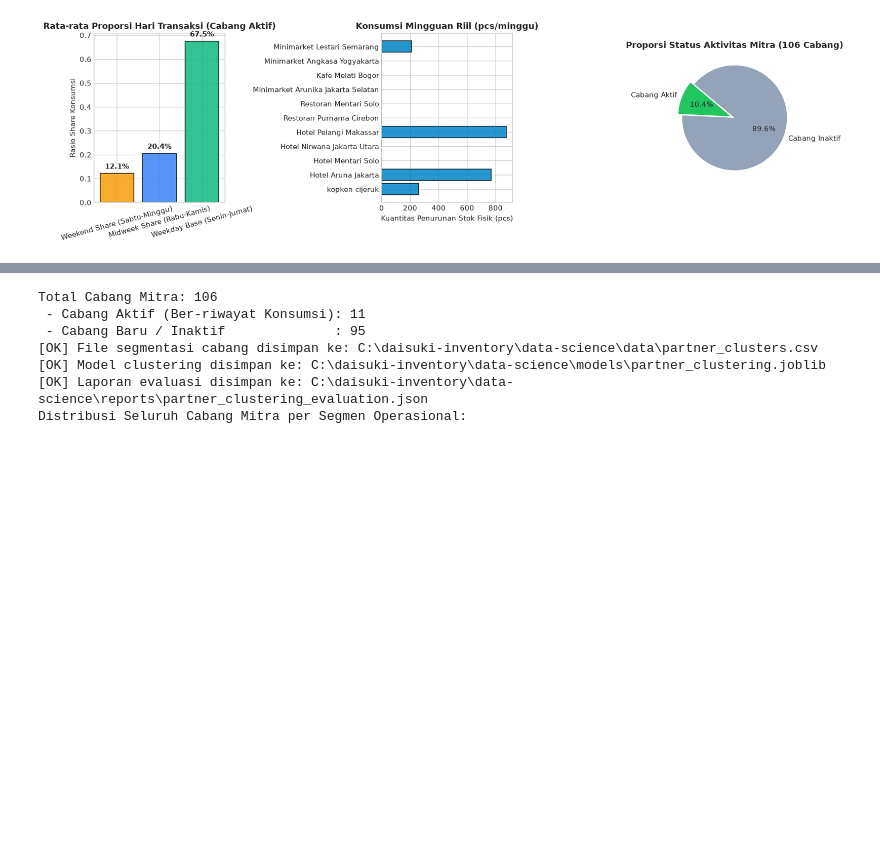
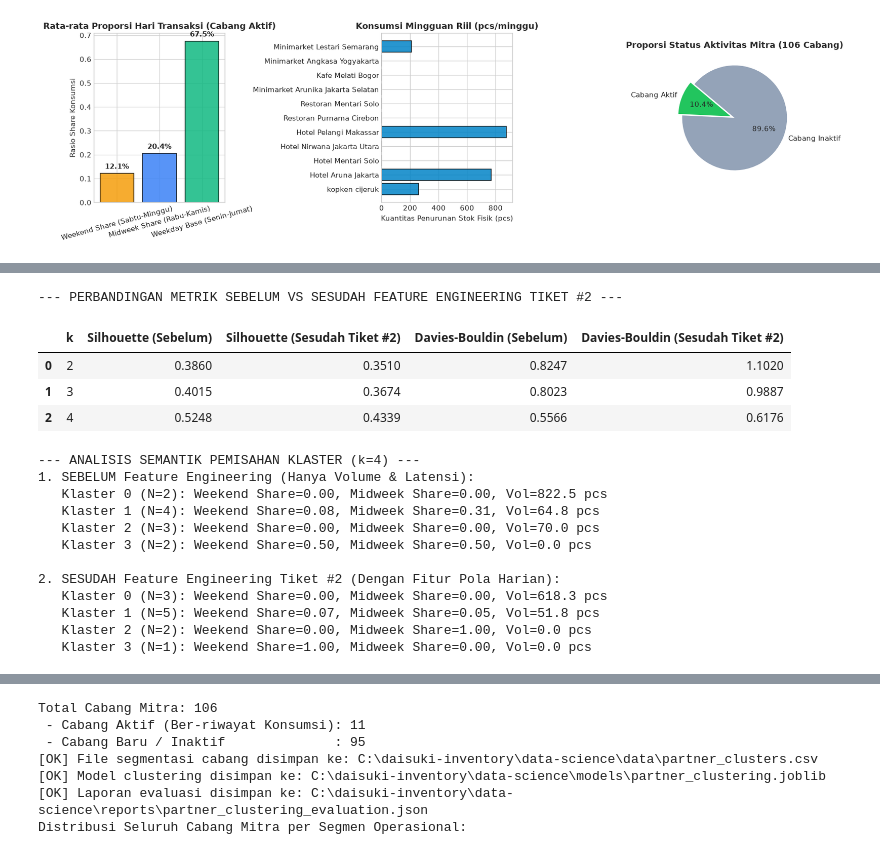
Before and after one commit to HudzaifahArrantisi/Dicoding-Project, a Jupyter notebook: data-science/notebooks/03_partner_clustering.ipynb, the cells around one changed output, grey strips where cells are left out. Drawn from its saved outputs; the diff is of its cells as text; code cells hidden in the pictures; blank space fills up the shorter version.

```diff
--- a/data-science/notebooks/03_partner_clustering.ipynb
+++ b/data-science/notebooks/03_partner_clustering.ipynb
@@ -174,0 +270,55 @@ Ringkasan Evaluasi K-Means (Cabang Aktif):
+# %%
+fe_impact = evaluate_feature_engineering_impact(active_df)
+
+print("--- PERBANDINGAN METRIK SEBELUM VS SESUDAH FEATURE ENGINEERING TIKET #2 ---")
+comparison_rows = []
+for entry in fe_impact["metric_comparison"]:
+    comparison_rows.append({
+        "k": entry["k"],
+        "Silhouette (Sebelum)": entry["before_feature_engineering"]["silhouette_score"],
+        "Silhouette (Sesudah Tiket #2)": entry["after_feature_engineering"]["silhouette_score"],
+        "Davies-Bouldin (Sebelum)": entry["before_feature_engineering"]["davies_bouldin_score"],
+        "Davies-Bouldin (Sesudah Tiket #2)": entry["after_feature_engineering"]["davies_bouldin_score"],
+    })
+
+fe_df = pd.DataFrame(comparison_rows)
+display(fe_df)
+
+# Analisis Semantik Pembentukan Klaster Sebelum vs Sesudah
+features_base = ["partner_stock_utilization_ratio", "partner_total_weekly_consumption", "partner_hours_since_last_report"]
+X_base = StandardScaler().fit_transform(active_df[features_base].values.astype(float))
+km_base = KMeans(n_clusters=4, random_state=42, n_init=20).fit(X_base)
+km_after = KMeans(n_clusters=4, random_state=42, n_init=20).fit(X_active_scaled)
+
+active_check = active_df.copy()
+active_check["cluster_base"] = km_base.labels_
+active_check["cluster_after"] = km_after.labels_
+
+print("\n--- ANALISIS SEMANTIK PEMISAHAN KLASTER (k=4) ---")
+print("1. SEBELUM Feature Engineering (Hanya Volume & Latensi):")
+for c in range(4):
+    sub = active_check[active_check["cluster_base"] == c]
+    print(f"   Klaster {c} (N={len(sub)}): Weekend Share={sub.partner_weekend_share.mean():.2f}, Midweek Share={sub.partner_midweek_share.mean():.2f}, Vol={sub.partner_total_weekly_consumption.mean():.1f} pcs")
+
+print("\n2. SESUDAH Feature Engineering Tiket #2 (Dengan Fitur Pola Harian):")
+for c in range(4):
+    sub = active_check[active_check["cluster_after"] == c]
+    print(f"   Klaster {c} (N={len(sub)}): Weekend Share={sub.partner_weekend_share.mean():.2f}, Midweek Share={sub.partner_midweek_share.mean():.2f}, Vol={sub.partner_total_weekly_consumption.mean():.1f} pcs")
+# %% [output]
+--- PERBANDINGAN METRIK SEBELUM VS SESUDAH FEATURE ENGINEERING TIKET #2 ---
+|  | k | Silhouette (Sebelum) | Silhouette (Sesudah Tiket #2) | Davies-Bouldin (Sebelum) | Davies-Bouldin (Sesudah Tiket #2) |
+| 0 | 2 | 0.3860 | 0.3510 | 0.8247 | 1.1020 |
+| 1 | 3 | 0.4015 | 0.3674 | 0.8023 | 0.9887 |
+| 2 | 4 | 0.5248 | 0.4339 | 0.5566 | 0.6176 |
+--- ANALISIS SEMANTIK PEMISAHAN KLASTER (k=4) ---
+1. SEBELUM Feature Engineering (Hanya Volume & Latensi):
+   Klaster 0 (N=2): Weekend Share=0.00, Midweek Share=0.00, Vol=822.5 pcs
+   Klaster 1 (N=4): Weekend Share=0.08, Midweek Share=0.31, Vol=64.8 pcs
+   Klaster 2 (N=3): Weekend Share=0.00, Midweek Share=0.00, Vol=70.0 pcs
+   Klaster 3 (N=2): Weekend Share=0.50, Midweek Share=0.50, Vol=0.0 pcs
+
+2. SESUDAH Feature Engineering Tiket #2 (Dengan Fitur Pola Harian):
+   Klaster 0 (N=3): Weekend Share=0.00, Midweek Share=0.00, Vol=618.3 pcs
+   Klaster 1 (N=5): Weekend Share=0.07, Midweek Share=0.05, Vol=51.8 pcs
+   Klaster 2 (N=2): Weekend Share=0.00, Midweek Share=1.00, Vol=0.0 pcs
+   Klaster 3 (N=1): Weekend Share=1.00, Midweek Share=0.00, Vol=0.0 pcs
```
Also changed, not shown: parts of 11 cells of this notebook, 1 other file.
